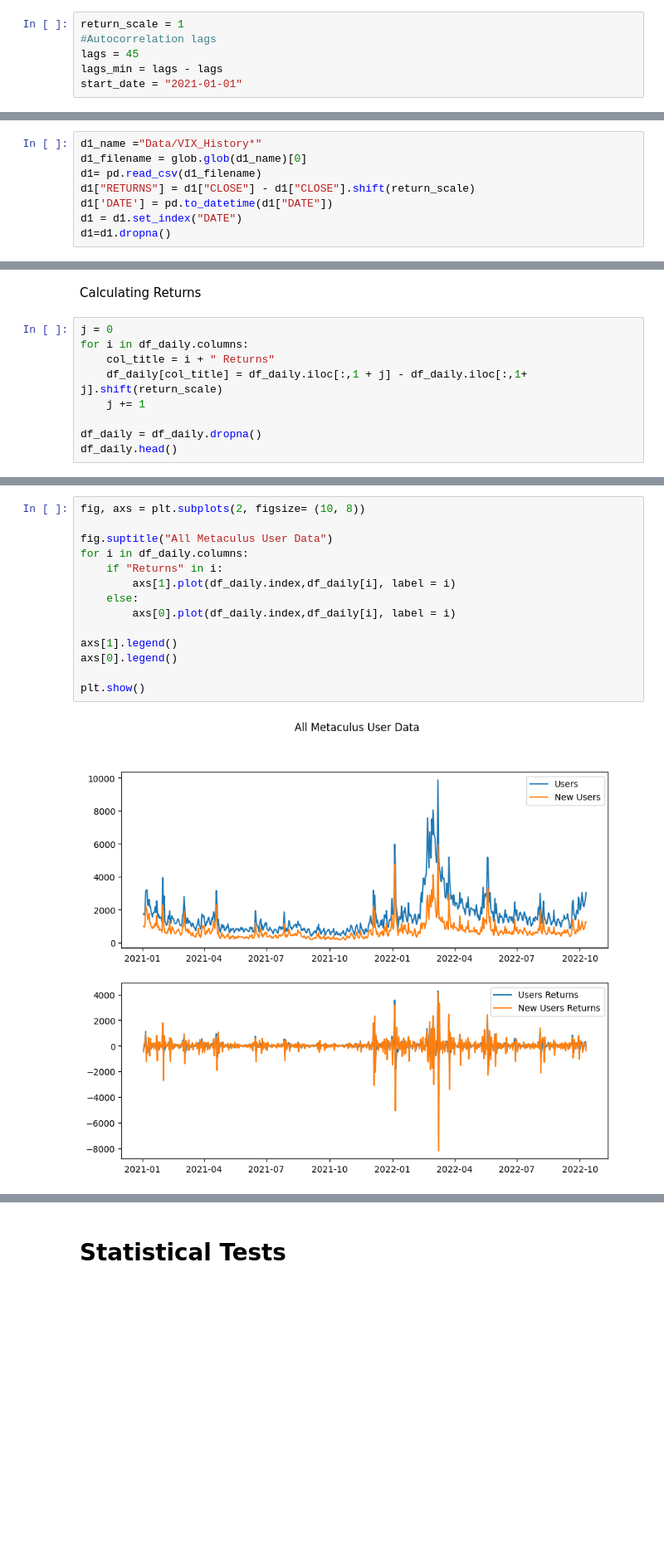
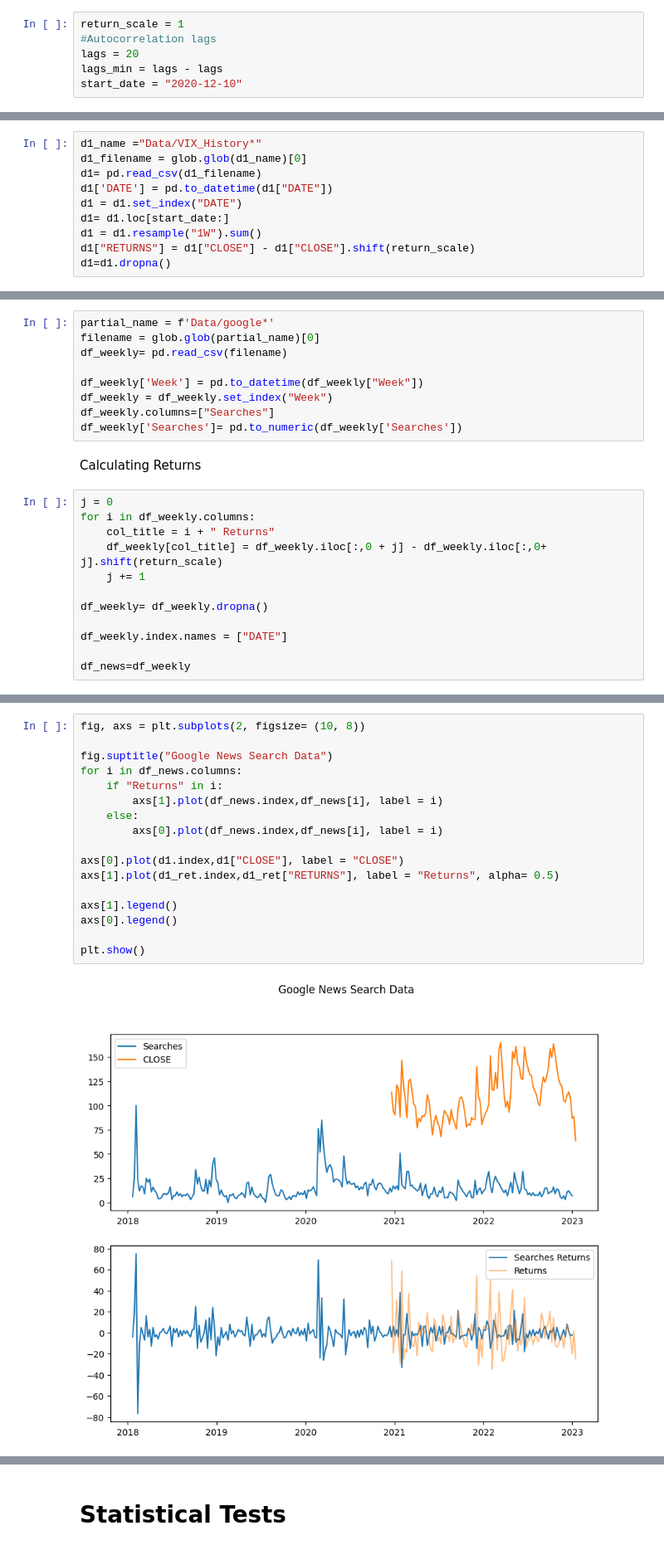
Before and after one commit to VJ-Varanasi/VIX-Metaculus, a Jupyter notebook: Google_News_analysis.ipynb, the cells around one changed output, grey strips where cells are left out. Shown at 83% size. Cells and saved outputs as stored; diff of their text form; blank space fills up the shorter version.

```diff
--- a/Google_News_analysis.ipynb
+++ b/Google_News_analysis.ipynb
@@ -29,18 +29,20 @@ Defining Parameters
 # %%
 return_scale = 1
 #Autocorrelation lags
-lags = 45
+lags = 20
 lags_min = lags - lags
-start_date = "2021-01-01"
+start_date = "2020-12-10"
 # %% [markdown]
 ## VIX Data
 # %%
 d1_name ="Data/VIX_History*"
 d1_filename = glob.glob(d1_name)[0]
 d1= pd.read_csv(d1_filename)
-d1["RETURNS"] = d1["CLOSE"] - d1["CLOSE"].shift(return_scale)
 d1['DATE'] = pd.to_datetime(d1["DATE"])
 d1 = d1.set_index("DATE")
+d1= d1.loc[start_date:]
+d1 = d1.resample("1W").sum()
+d1["RETURNS"] = d1["CLOSE"] - d1["CLOSE"].shift(return_scale)
 d1=d1.dropna()
 # %%
 d1_ret = d1[["RETURNS"]]
@@ -76,11 +57,23 @@ df_daily.head()
+# %%
+partial_name = f'Data/google*'
+filename = glob.glob(partial_name)[0]
+df_weekly= pd.read_csv(filename)
+
+df_weekly['Week'] = pd.to_datetime(df_weekly["Week"])
+df_weekly = df_weekly.set_index("Week")
+df_weekly.columns=["Searches"]
+df_weekly['Searches']= pd.to_numeric(df_weekly['Searches'])
 # %% [markdown]
 Calculating Returns
 # %%
 j = 0
-for i in df_daily.columns:
+for i in df_weekly.columns:
     col_title = i + " Returns"
-    df_daily[col_title] = df_daily.iloc[:,1 + j] - df_daily.iloc[:,1+ j].shift(return_scale)
+    df_weekly[col_title] = df_weekly.iloc[:,0 + j] - df_weekly.iloc[:,0+ j].shift(return_scale)
     j += 1
 
-df_daily = df_daily.dropna()
-df_daily.head()
+df_weekly= df_weekly.dropna()
+
+df_weekly.index.names = ["DATE"]
+
+df_news=df_weekly
@@ -95,16 +82,19 @@ df_daily.head()
 # %%
 fig, axs = plt.subplots(2, figsize= (10, 8))
 
-fig.suptitle("All Metaculus User Data")
-for i in df_daily.columns:
+fig.suptitle("Google News Search Data")
+for i in df_news.columns:
     if "Returns" in i:
-        axs[1].plot(df_daily.index,df_daily[i], label = i)
+        axs[1].plot(df_news.index,df_news[i], label = i)
     else:
-        axs[0].plot(df_daily.index,df_daily[i], label = i)
+        axs[0].plot(df_news.index,df_news[i], label = i)
+
+axs[0].plot(d1.index,d1["CLOSE"], label = "CLOSE")
+axs[1].plot(d1_ret.index,d1_ret["RETURNS"], label = "Returns", alpha= 0.5)
 
 axs[1].legend()
 axs[0].legend()
 
 plt.show()
 # %% [output]
-[figure, old version]
+[figure, new version]
```
Also changed, not shown: parts of 44 cells of this notebook, 41 other files.
